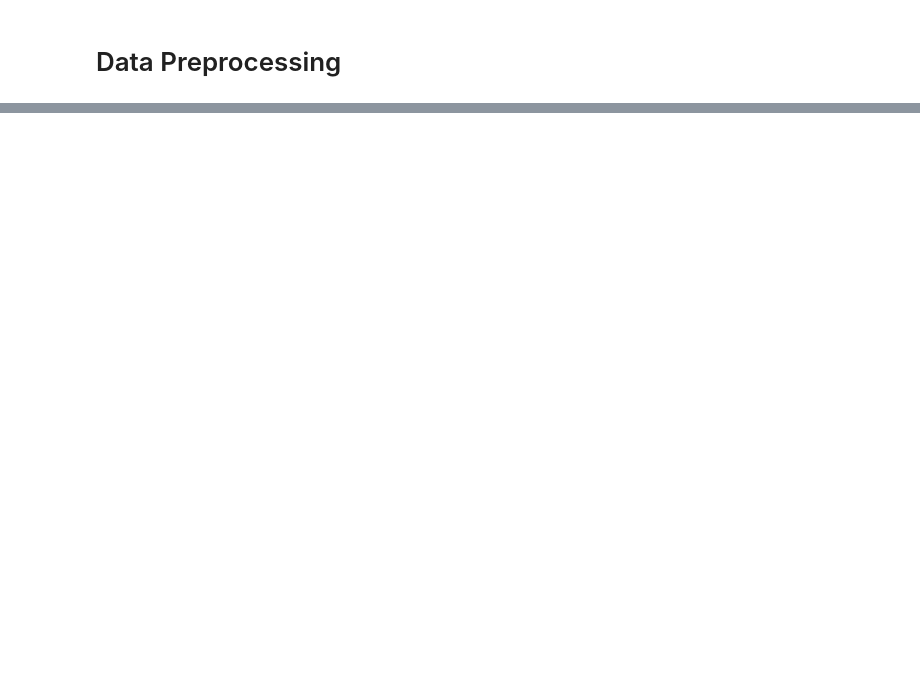
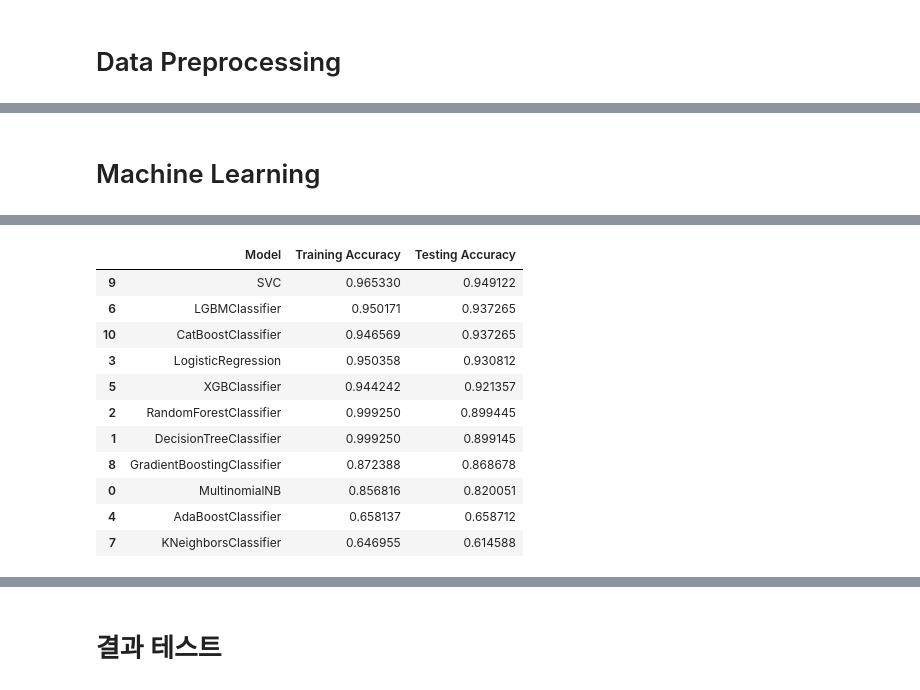
Before and after one commit to hhayan/project_olist_ecommerce, a Jupyter notebook: review.ipynb, the cells around one changed output, grey strips where cells are left out. Cells and saved outputs as stored; diff of their text form; code cells hidden in the pictures; blank space fills up the shorter version.

```diff
--- a/review.ipynb
+++ b/review.ipynb
@@ -394 +383,65 @@ print(f"Train Matrix Shape: {X_train_tfidf.shape}")
 Train Matrix Shape: (26651, 5000)
+# %% [markdown]
+# Machine Learning
+# %%
+%%time
+import pandas as pd
+from sklearn.naive_bayes import MultinomialNB
+from sklearn.tree import DecisionTreeClassifier
+from sklearn.ensemble import RandomForestClassifier, AdaBoostClassifier, GradientBoostingClassifier
+from sklearn.linear_model import LogisticRegression
+from sklearn.neighbors import KNeighborsClassifier
+from sklearn.svm import SVC
+from xgboost import XGBClassifier
+from lightgbm import LGBMClassifier
+from catboost import CatBoostClassifier
+from sklearn.metrics import accuracy_score
+
+# 1. 모델
+models = {
+    "MultinomialNB": MultinomialNB(),
+    "DecisionTreeClassifier": DecisionTreeClassifier(random_state=42),
+    "RandomForestClassifier": RandomForestClassifier(n_estimators=100, random_state=42),
+    "LogisticRegression": LogisticRegression(random_state=50, max_iter=1000),
+    "AdaBoostClassifier": AdaBoostClassifier(random_state=45),
+    "XGBClassifier": XGBClassifier(random_state=42, use_label_encoder=False, eval_metric='logloss'),
+    "LGBMClassifier": LGBMClassifier(verbosity=-1, random_state=42),
+    "KNeighborsClassifier": KNeighborsClassifier(n_neighbors=5),
+    "GradientBoostingClassifier": GradientBoostingClassifier(random_state=42),
+    "SVC": SVC(kernel='linear', random_state=42, probability=True),
+    "CatBoostClassifier": CatBoostClassifier(verbose=0, random_state=42)
+}
+
+results = []
+
+# 2. 모델 학습 및 평가
+for name, model in models.items():
+    try:
+        model.fit(X_train_tfidf, y_train_encoded)
+
+        # 예측
+        train_pred = model.predict(X_train_tfidf)
+        test_pred = model.predict(X_test_tfidf)
+
+        # 정확도 계산
+        train_accuracy = accuracy_score(y_train_encoded, train_pred)
+        test_accuracy = accuracy_score(y_test_encoded, test_pred)
+
+        results.append({
+            "Model": name,
+            "Training Accuracy": train_accuracy,
+            "Testing Accuracy": test_accuracy
+        })
+        print(f"[완료] {name:25s} | Test Acc: {test_accuracy:.4f}")
+
+    except Exception as e:
+        print(f"[에러] {name}: {e}")
+
+# 3. 결과 DataFrame 생성 및 정렬 (Test 정확도 높은 순)
+results_df = pd.DataFrame(results)
+results_df = results_df.sort_values(by="Testing Accuracy", ascending=False)
+
+# 결과 출력
+print("\n=== 최종 결과 (정확도 순) ===")
+display(results_df)
+# %% [output]
@@ -394,0 +461,12 @@ Train Matrix Shape: (26651, 5000)
+|  | Model | Training Accuracy | Testing Accuracy |
+| 9 | SVC | 0.965330 | 0.949122 |
+| 6 | LGBMClassifier | 0.950171 | 0.937265 |
+| 10 | CatBoostClassifier | 0.946569 | 0.937265 |
+| 3 | LogisticRegression | 0.950358 | 0.930812 |
+| 5 | XGBClassifier | 0.944242 | 0.921357 |
+| 2 | RandomForestClassifier | 0.999250 | 0.899445 |
+| 1 | DecisionTreeClassifier | 0.999250 | 0.899145 |
+| 8 | GradientBoostingClassifier | 0.872388 | 0.868678 |
+| 0 | MultinomialNB | 0.856816 | 0.820051 |
+| 4 | AdaBoostClassifier | 0.658137 | 0.658712 |
+| 7 | KNeighborsClassifier | 0.646955 | 0.614588 |
@@ -394,0 +475,2 @@ Train Matrix Shape: (26651, 5000)
+# %% [markdown]
+# 결과 테스트
```
Also changed, not shown: parts of 6 cells of this notebook, 6 other files.
